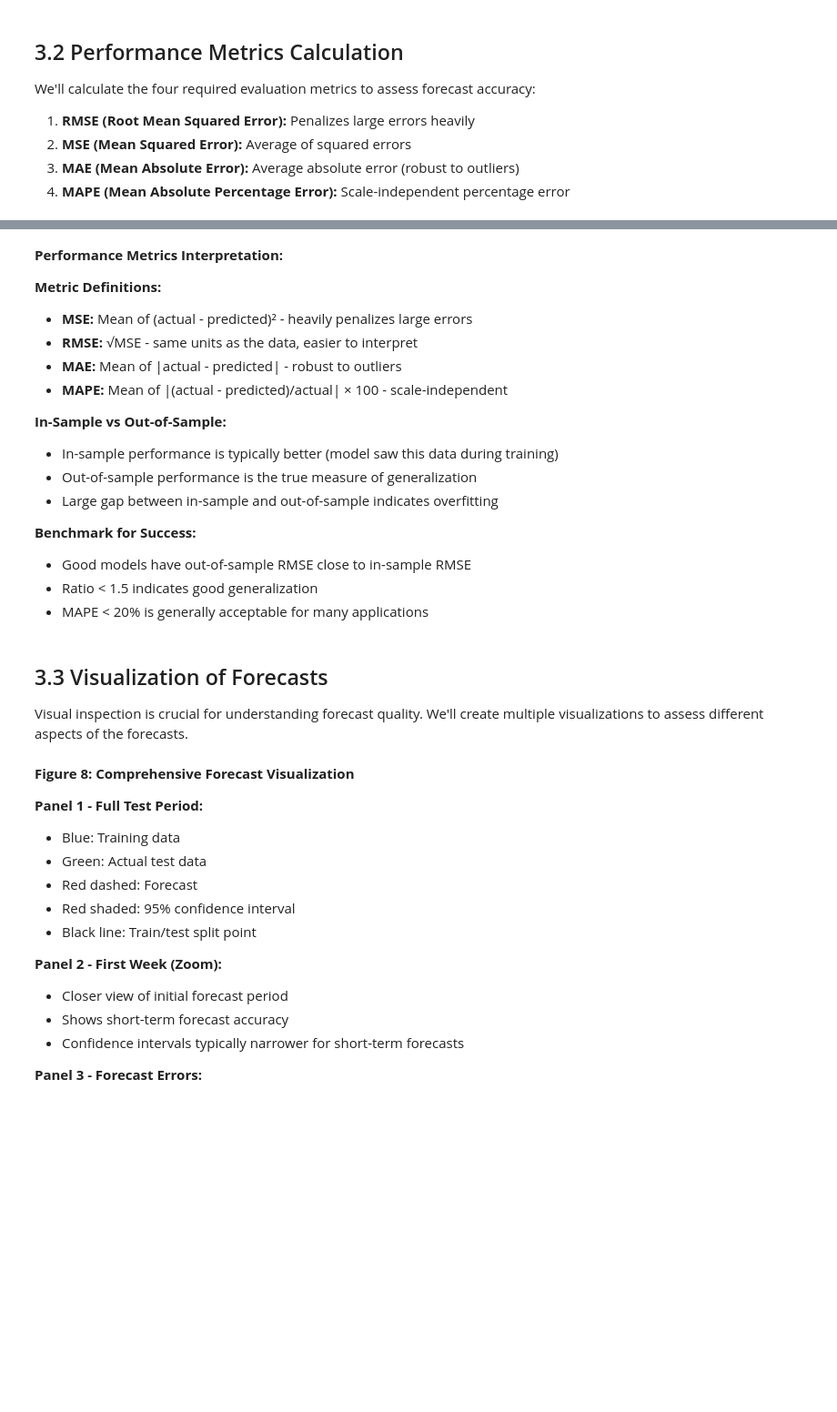
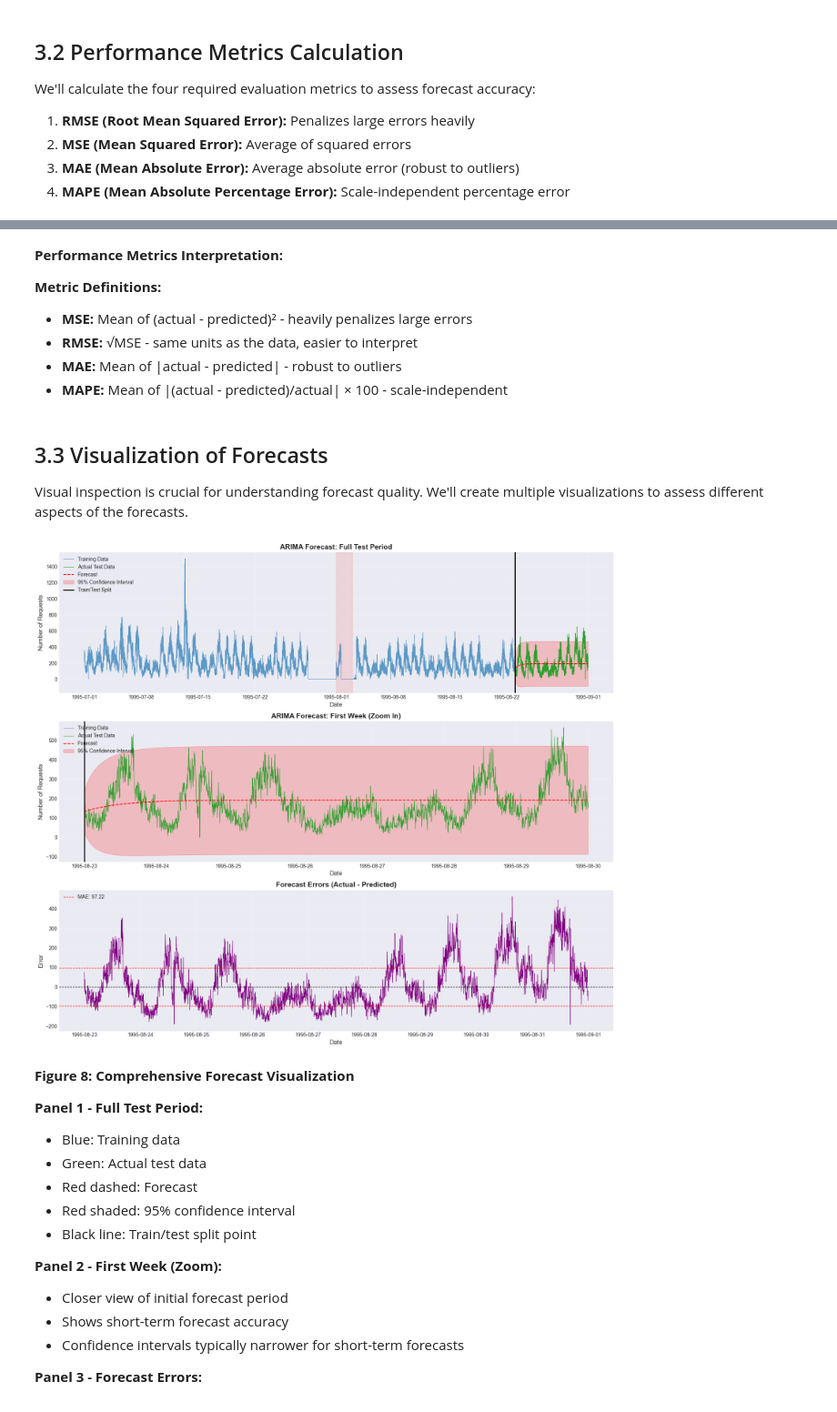
Before and after one commit to phamducuong05/Autoscaling-Analysis, a Jupyter notebook: notebooks/experimental/arima_model.ipynb, the cells around one changed output, grey strips where cells are left out. Shown at 91% size. Cells and saved outputs as stored; diff of their text form; code cells hidden in the pictures; blank space fills up the shorter version.

```diff
--- a/notebooks/experimental/arima_model.ipynb
+++ b/notebooks/experimental/arima_model.ipynb
@@ -102,13 +102,30 @@ def calculate_metrics(actual, predicted):
     --------
     dict : Dictionary containing MSE, RMSE, MAE, and MAPE
     """
-    mse = mean_squared_error(actual, predicted)
+    # Ensure inputs are aligned if they are pandas Series
+    if isinstance(actual, pd.Series) and isinstance(predicted, pd.Series):
+        # Align predicted to actual's index (handling gaps in actual)
+        predicted = predicted.reindex(actual.index)
+
+    # Remove any NaN values (e.g., from alignment mismatches)
+    if isinstance(actual, pd.Series):
+        valid_mask = ~np.isnan(actual) & ~np.isnan(predicted)
+        actual_clean = actual[valid_mask]
+        predicted_clean = predicted[valid_mask]
+    else:
+        actual_clean = actual
+        predicted_clean = predicted
+
+    mse = mean_squared_error(actual_clean, predicted_clean)
     rmse = np.sqrt(mse)
-    mae = mean_absolute_error(actual, predicted)
+    mae = mean_absolute_error(actual_clean, predicted_clean)
 
     # MAPE (avoid division by zero)
-    mask = actual != 0
-    mape = np.mean(np.abs((actual[mask] - predicted[mask]) / actual[mask])) * 100
+    mask = actual_clean != 0
+    if isinstance(actual_clean, pd.Series):
+        mape = np.mean(np.abs((actual_clean[mask] - predicted_clean[mask]) / actual_clean[mask])) * 100
+    else:
+        mape = np.mean(np.abs((actual_clean[mask] - predicted_clean[mask]) / actual_clean[mask])) * 100
 
     return {
         'MSE': mse,
@@ -1803,16 +1842,6 @@ print("Ratio > 2.0: Poor generalization (significant overfitting)")
 - **RMSE:** √MSE - same units as the data, easier to interpret
 - **MAE:** Mean of |actual - predicted| - robust to outliers
 - **MAPE:** Mean of |(actual - predicted)/actual| × 100 - scale-independent
-
-**In-Sample vs Out-of-Sample:**
-- In-sample performance is typically better (model saw this data during training)
-- Out-of-sample performance is the true measure of generalization
-- Large gap between in-sample and out-of-sample indicates overfitting
-
-**Benchmark for Success:**
-- Good models have out-of-sample RMSE close to in-sample RMSE
-- Ratio < 1.5 indicates good generalization
-- MAPE < 20% is generally acceptable for many applications
 # %% [markdown]
 ## 3.3 Visualization of Forecasts
 
@@ -1851,7 +1880,7 @@ axes[0].grid(True, alpha=0.3)
 
 # Plot 2: First week of forecast (zoom in)
 test_tz = test_data.index.tz
-first_week_end = pd.Timestamp(test_start_date).tz_localize(test_tz) + pd.Timedelta(days=7)
+first_week_end = split_date + pd.Timedelta(days=7)
 first_week_mask = test_data.index <= first_week_end
 
 axes[1].plot(train_data.index[train_data.index >= (first_week_end - pd.Timedelta(days=7))],
@@ -1863,33 +1892,35 @@ axes[1].plot(forecast_values.index[first_week_mask], forecast_values[first_week_
              label='Forecast', color='red', linewidth=1.5, linestyle='--')
 axes[1].fill_between(forecast_values.index[first_week_mask],
                      forecast_conf_int.iloc[:, 0][first_week_mask],
                      forecast_conf_int.iloc[:, 1][first_week_mask],
                      color='red', alpha=0.2, label='95% Confidence Interval')
 axes[1].axvline(train_end_date, color='black', linestyle='-', linewidth=2)
 
 axes[1].set_title('ARIMA Forecast: First Week (Zoom In)', fontsize=14, fontweight='bold')
 axes[1].set_xlabel('Date', fontsize=12)
 axes[1].set_ylabel('Number of Requests', fontsize=12)
 axes[1].legend(loc='upper left')
 axes[1].grid(True, alpha=0.3)
 
 # Plot 3: Forecast errors
 forecast_errors = test_data - forecast_values
 
 axes[2].plot(forecast_errors.index, forecast_errors, color='purple', linewidth=0.8)
 axes[2].axhline(y=0, color='black', linestyle='--', linewidth=1)
 axes[2].axhline(y=out_of_sample_metrics['MAE'], color='red', linestyle='--',
                 linewidth=1, label=f'MAE: {out_of_sample_metrics["MAE"]:.2f}')
 axes[2].axhline(y=-out_of_sample_metrics['MAE'], color='red', linestyle='--', linewidth=1)
 
 axes[2].set_title('Forecast Errors (Actual - Predicted)', fontsize=14, fontweight='bold')
 axes[2].set_xlabel('Date', fontsize=12)
 axes[2].set_ylabel('Error', fontsize=12)
 axes[2].legend(loc='upper left')
 axes[2].grid(True, alpha=0.3)
 
 plt.tight_layout()
 plt.show()
+# %% [output]
+[figure, added]
 # %% [markdown]
 **Figure 8: Comprehensive Forecast Visualization**
 
```
Also changed, not shown: parts of 19 cells of this notebook, 1 other file.
